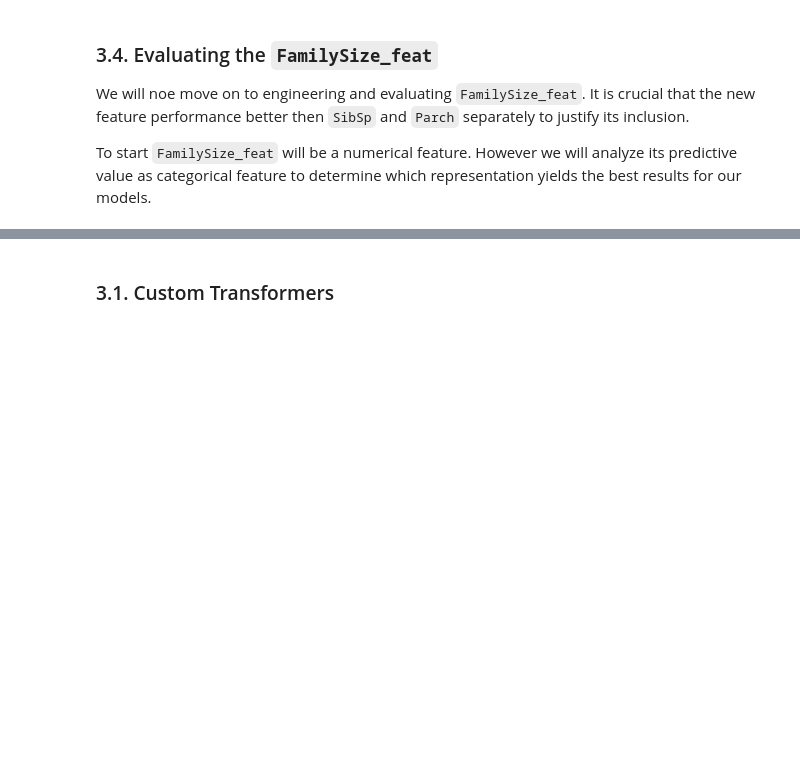
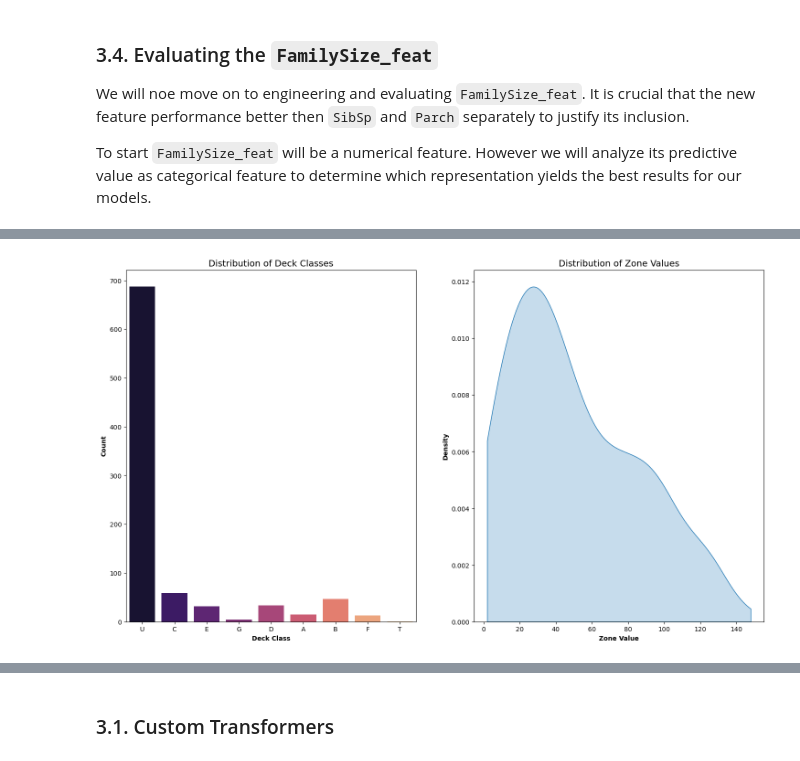
Before and after one commit to JonasLilletevedt/titanic-survival-prediction, a Jupyter notebook: notebooks/01_data_cleaning_and_feature_engineering.ipynb, the cells around one changed output, grey strips where cells are left out. Saved outputs shown, nothing was run; the diff lists cells and outputs as text; code cells hidden in the pictures; blank space fills up the shorter version.

```diff
--- a/notebooks/01_data_cleaning_and_feature_engineering.ipynb
+++ b/notebooks/01_data_cleaning_and_feature_engineering.ipynb
@@ -401,0 +634,13 @@ To start `FamilySize_feat` will be a numerical feature. However we will analyze
+# %%
+# Creating Deck and Zone
+# Creating deck
+df_scratch['Deck_feat'] = df_scratch['Cabin'].str.extract(pat='(^[A-Za-z])', expand=False)
+
+# Fill missing Deck values with 'U' -- We could impute using  'Pclass' later
+df_scratch['Deck_feat'] = df_scratch['Deck_feat'].fillna('U')
+
+# Creating zone
+df_scratch['Zone_feat'] = pd.to_numeric(df_scratch['Cabin'].str.extract(pat='[A-Za-z]*([0-9]+)', expand=False))
+
+# Check it worked as expected
+df_scratch.head()
@@ -401,0 +676,21 @@ To start `FamilySize_feat` will be a numerical feature. However we will analyze
+# %%
+# Visualization of the two variables
+fig, (ax1, ax2) = plt.subplots(1, 2, figsize=(18, 10))
+
+# Add barplot for deck
+sns.countplot(data=df_scratch, x='Deck_feat', hue='Deck_feat', ax=ax1, palette='magma')
+
+# Add kde plot for zone
+sns.kdeplot(data=df_scratch, x='Zone_feat', ax=ax2, cut=0, fill=True)
+
+# Labels
+ax1.set_title('Distribution of Deck Classes', fontsize=14)
+ax2.set_title('Distribution of Zone Values', fontsize=14)
+ax1.set_xlabel('Deck Class', fontweight='bold')
+ax2.set_xlabel('Zone Value', fontweight='bold')
+ax1.set_ylabel('Count', fontweight='bold')
+ax2.set_ylabel('Density', fontweight='bold')
+
+plt.show()
+# %% [output]
+[figure, added]
```
Also changed, not shown: parts of 19 cells of this notebook.
